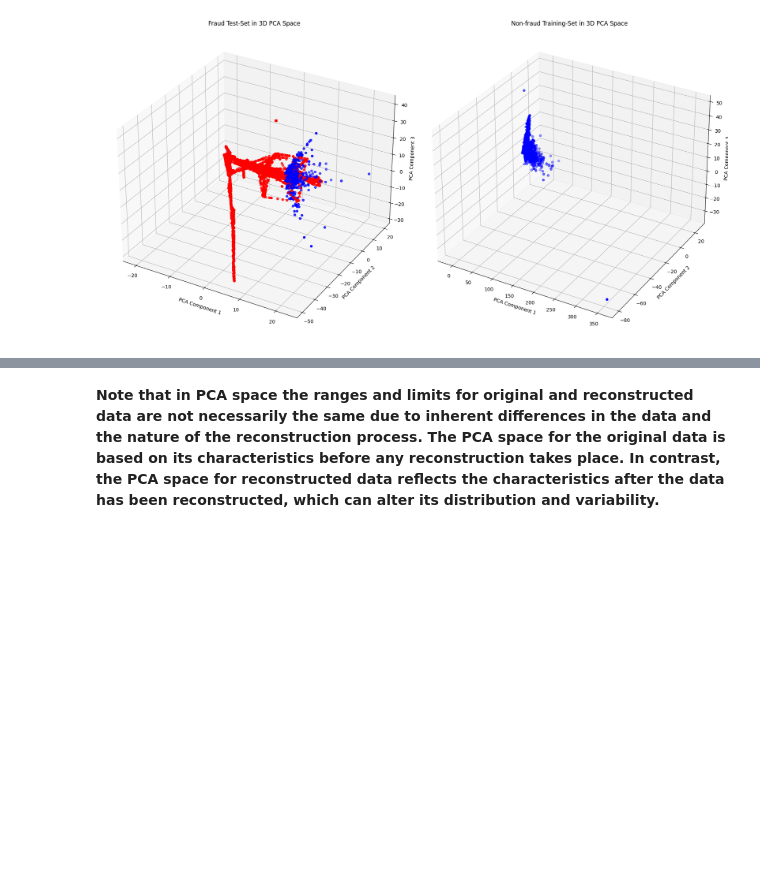
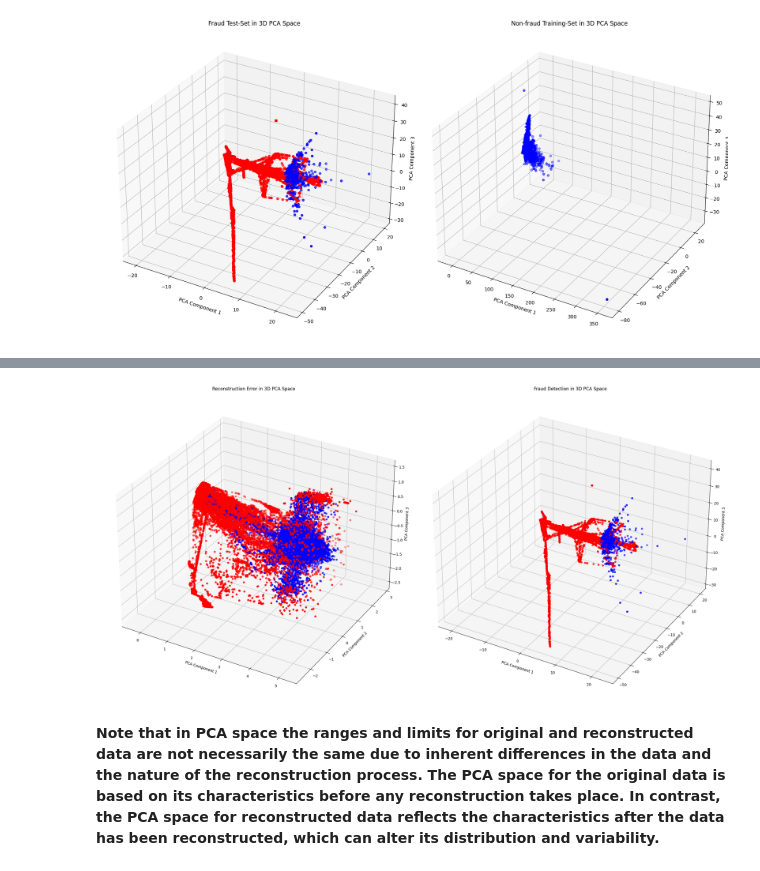
Before and after one commit to Hernan3scobar/Autoencoders, a Jupyter notebook: AutoEncoder-1.ipynb, the cells around one changed output, grey strips where cells are left out. Drawn from its saved outputs; the diff is of its cells as text; code cells hidden in the pictures; blank space fills up the shorter version.

```diff
--- a/AutoEncoder-1.ipynb
+++ b/AutoEncoder-1.ipynb
@@ -317,4 +354,23 @@ reconstructed_data = np.concatenate(reconstructed_data, axis=0)
 # %%
+reconstructed_data = []
+
+# Switch to evaluation mode
+autoencoder.eval()
+
+with torch.no_grad():  # No need to compute gradients for reconstruction
+    for batch in test_loader:
+        X_batch, _ = batch
+        X_batch = X_batch.to(device)
+
+        # Forward pass to get the reconstructed data
+        outputs = autoencoder(X_batch)
+
+        # Convert to CPU and add to the reconstructed data list
+        reconstructed_data.append(outputs.cpu().numpy())
+
+# Concatenate all batches to get the full reconstructed dataset
+reconstructed_data = np.concatenate(reconstructed_data, axis=0)
+
 # Count the number of anomalies in the test set
 num_anomalies_test = np.sum(y_test == 1)
 
@@ -333,7 +389,7 @@ with torch.no_grad():
 print(f'Training reconstruction loss: {train_loss:.4f}')
 
 # Set threshold as a multiple of the training set loss
-threshold = train_loss * 1.25
+threshold = train_loss * multiple
 print(f'Set threshold: {threshold:.4f}')
 
 # Detect anomalies on the test set
@@ -357,4 +413,50 @@ print(f'F1 Score: {f1:.4f}')
 # Compare detected anomalies to actual anomalies
 num_anomalies_detected = np.sum(y_pred_binary)
 print(f'Number of anomalies detected: {num_anomalies_detected} vs Number of anomalies: {num_anomalies_test}')
+
+##PCA space for the original an reconstructed data
+original_data = []
+
+for batch in test_loader:
+    X_batch, _ = batch
+    original_data.append(X_batch.cpu().numpy())
+
+original_data = np.concatenate(original_data, axis=0)
+
+# Convert to DataFrames
+original_df = pd.DataFrame(original_data)
+
+# Dimensionality reduction to 3 principal components using PCA
+pca = PCA(n_components=3)
+original_data_reduced = pca.fit_transform(original_data)
+reconstructed_data_reduced = pca.transform(reconstructed_data)
+
+# Colors for the points: 'r' for anomalies and 'b' for normals
+colors_anomalies = ['r' if x else 'b' for x in y_pred_binary]
+colors_fraud = ['r' if x == 1 else 'b' for x in y_test]
+
+# Configure the figure and axes
+fig = plt.figure(figsize=(24, 12))
+
+# First plot: Reconstruction Error
+ax1 = fig.add_subplot(121, projection='3d')
+scatter1 = ax1.scatter(reconstructed_data_reduced[:, 0], reconstructed_data_reduced[:, 1], reconstructed_data_reduced[:, 2],
+                       c=colors_anomalies, marker='o')
+ax1.set_xlabel('PCA Component 1')
+ax1.set_ylabel('PCA Component 2')
+ax1.set_zlabel('PCA Component 3')
+ax1.set_title('Reconstruction Error in 3D PCA Space')
+
+# Second plot: Fraud Detection
+ax2 = fig.add_subplot(122, projection='3d')
+scatter2 = ax2.scatter(original_data_reduced[:, 0], original_data_reduced[:, 1], original_data_reduced[:, 2],
+                       c=colors_fraud, marker='o')
+ax2.set_xlabel('PCA Component 1')
+ax2.set_ylabel('PCA Component 2')
+ax2.set_zlabel('PCA Component 3')
+ax2.set_title('Fraud Detection in 3D PCA Space')
+
+# Show the plots
+plt.tight_layout()
+plt.show()
 # %% [output]
@@ -368,2 +469,3 @@ Number of anomalies detected: 27517 vs Number of anomalies: 28364
+[figure, added]
 # %% [markdown]
 **Note that in PCA space the ranges and limits for original and reconstructed data are not necessarily the same due to inherent differences in the data and the nature of the reconstruction process. The PCA space for the original data is based on its characteristics before any reconstruction takes place. In contrast, the PCA space for reconstructed data reflects the characteristics after the data has been reconstructed, which can alter its distribution and variability.**
```
Also changed, not shown: parts of 12 cells of this notebook.
